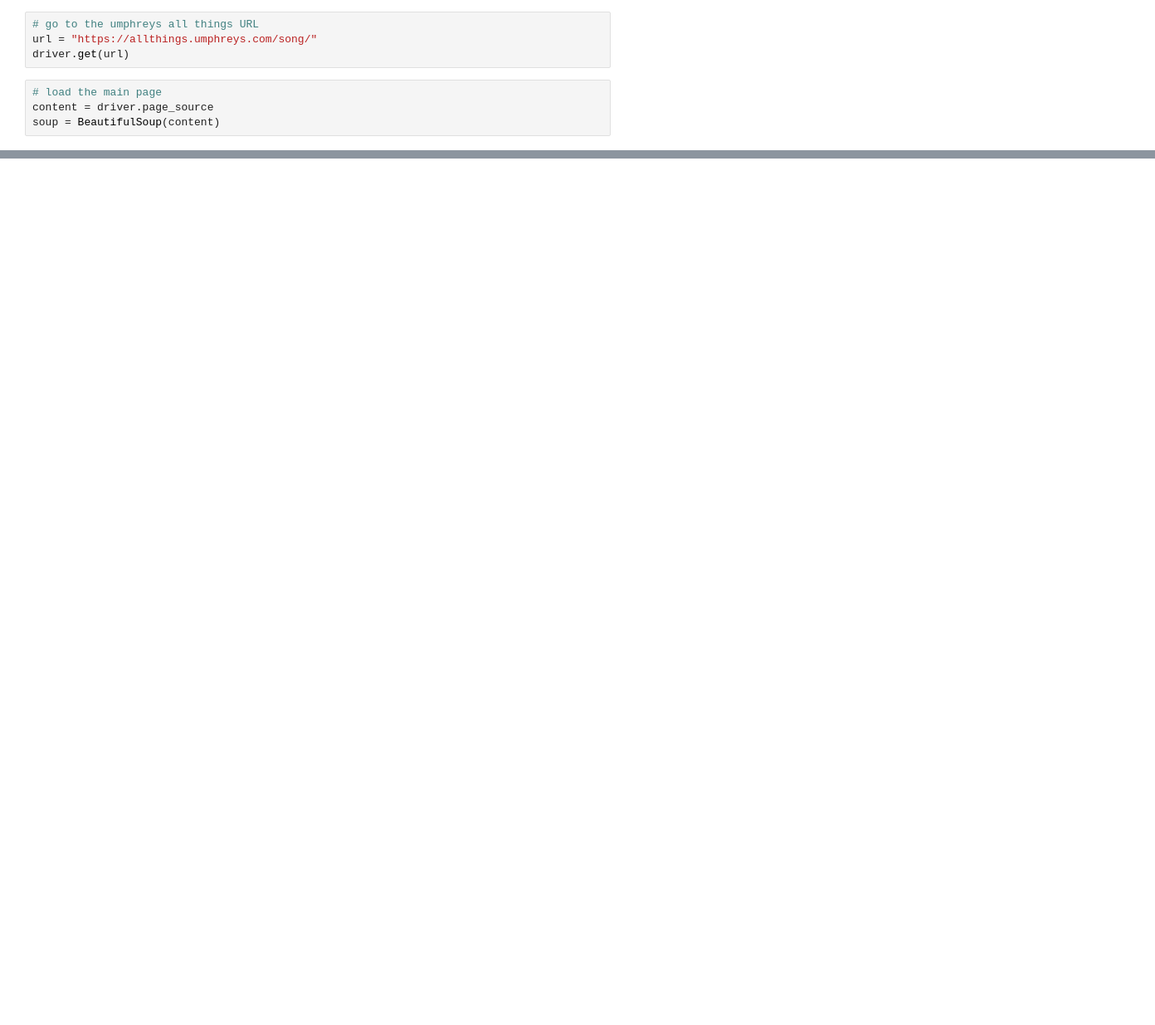
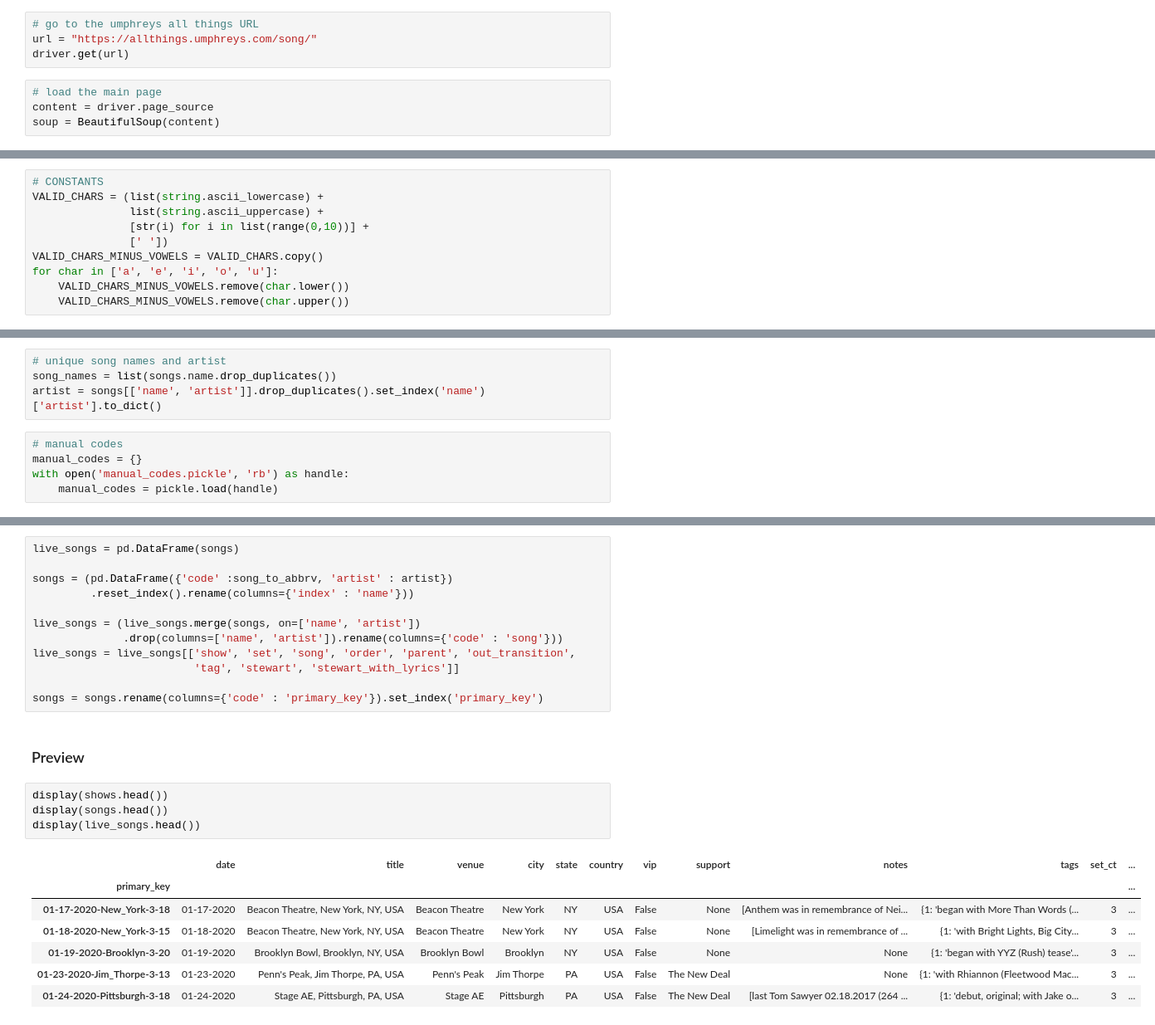
Before and after one commit to henryrobbins/umphbase, a Jupyter notebook: scrape_site.ipynb, the cells around one changed output, grey strips where cells are left out. Shown: that part at 83% size. Saved outputs shown, nothing was run; the diff lists cells and outputs as text; blank space fills up the shorter version.

Commit message:
Enhanced song codes, improved dataframes, moves old pulls.

```diff
--- a/scrape_site.ipynb
+++ b/scrape_site.ipynb
@@ -247,0 +406,10 @@ songs.to_csv('scrapes/songs_%s.csv' % (time_stamp()))
+# %%
+# CONSTANTS
+VALID_CHARS = (list(string.ascii_lowercase) +
+               list(string.ascii_uppercase) +
+               [str(i) for i in list(range(0,10))] +
+               [' '])
+VALID_CHARS_MINUS_VOWELS = VALID_CHARS.copy()
+for char in ['a', 'e', 'i', 'o', 'u']:
+    VALID_CHARS_MINUS_VOWELS.remove(char.lower())
+    VALID_CHARS_MINUS_VOWELS.remove(char.upper())
@@ -247,0 +455,9 @@ songs.to_csv('scrapes/songs_%s.csv' % (time_stamp()))
+# %%
+# unique song names and artist
+song_names = list(songs.name.drop_duplicates())
+artist = songs[['name', 'artist']].drop_duplicates().set_index('name')['artist'].to_dict()
+# %%
+# manual codes
+manual_codes = {}
+with open('manual_codes.pickle', 'rb') as handle:
+    manual_codes = pickle.load(handle)
@@ -247,0 +540,26 @@ songs.to_csv('scrapes/songs_%s.csv' % (time_stamp()))
+# %%
+live_songs = pd.DataFrame(songs)
+
+songs = (pd.DataFrame({'code' :song_to_abbrv, 'artist' : artist})
+         .reset_index().rename(columns={'index' : 'name'}))
+
+live_songs = (live_songs.merge(songs, on=['name', 'artist'])
+              .drop(columns=['name', 'artist']).rename(columns={'code' : 'song'}))
+live_songs = live_songs[['show', 'set', 'song', 'order', 'parent', 'out_transition',
+                         'tag', 'stewart', 'stewart_with_lyrics']]
+
+songs = songs.rename(columns={'code' : 'primary_key'}).set_index('primary_key')
+# %% [markdown]
+### Preview
+# %%
+display(shows.head())
+display(songs.head())
+display(live_songs.head())
+# %% [output]
+|  | date | title | venue | city | state | country | vip | support | notes | tags | set_ct | ... |
+| primary_key |  |  |  |  |  |  |  |  |  |  |  | ... |
+| 01-17-2020-New_York-3-18 | 01-17-2020 | Beacon Theatre, New York, NY, USA | Beacon Theatre | New York | NY | USA | False | None | [Anthem was in remembrance of Nei... | {1: 'began with More Than Words (... | 3 | ... |
+| 01-18-2020-New_York-3-15 | 01-18-2020 | Beacon Theatre, New York, NY, USA | Beacon Theatre | New York | NY | USA | False | None | [Limelight was in remembrance of ... | {1: 'with Bright Lights, Big City... | 3 | ... |
+| 01-19-2020-Brooklyn-3-20 | 01-19-2020 | Brooklyn Bowl, Brooklyn, NY, USA | Brooklyn Bowl | Brooklyn | NY | USA | False | None | None | {1: 'began with YYZ (Rush) tease'... | 3 | ... |
+| 01-23-2020-Jim_Thorpe-3-13 | 01-23-2020 | Penn's Peak, Jim Thorpe, PA, USA | Penn's Peak | Jim Thorpe | PA | USA | False | The New Deal | None | {1: 'with Rhiannon (Fleetwood Mac... | 3 | ... |
+| 01-24-2020-Pittsburgh-3-18 | 01-24-2020 | Stage AE, Pittsburgh, PA, USA | Stage AE | Pittsburgh | PA | USA | False | The New Deal | [last Tom Sawyer 02.18.2017 (264 ... | {1: 'debut, original; with Jake o... | 3 | ... |
```
Also changed, not shown: parts of 22 cells of this notebook, 21 other files.
